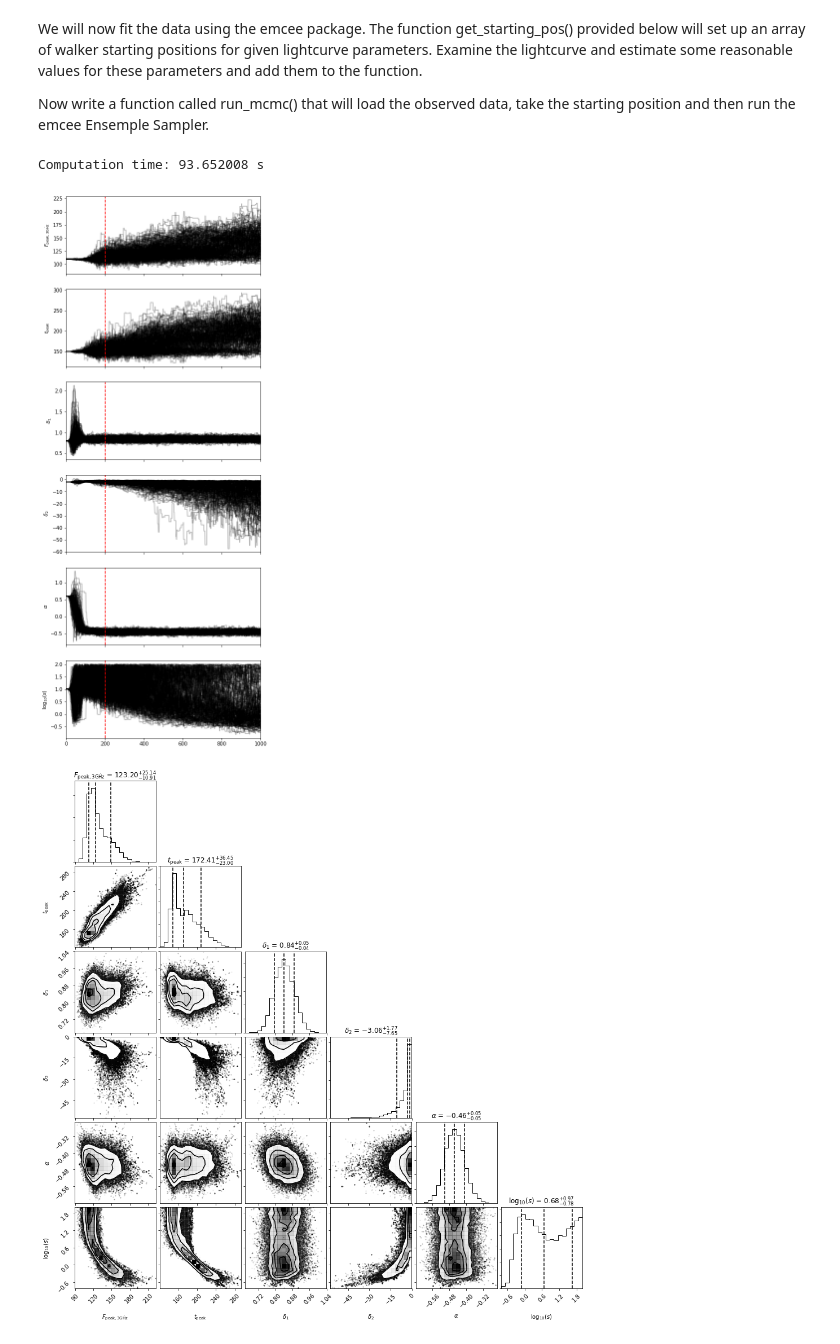
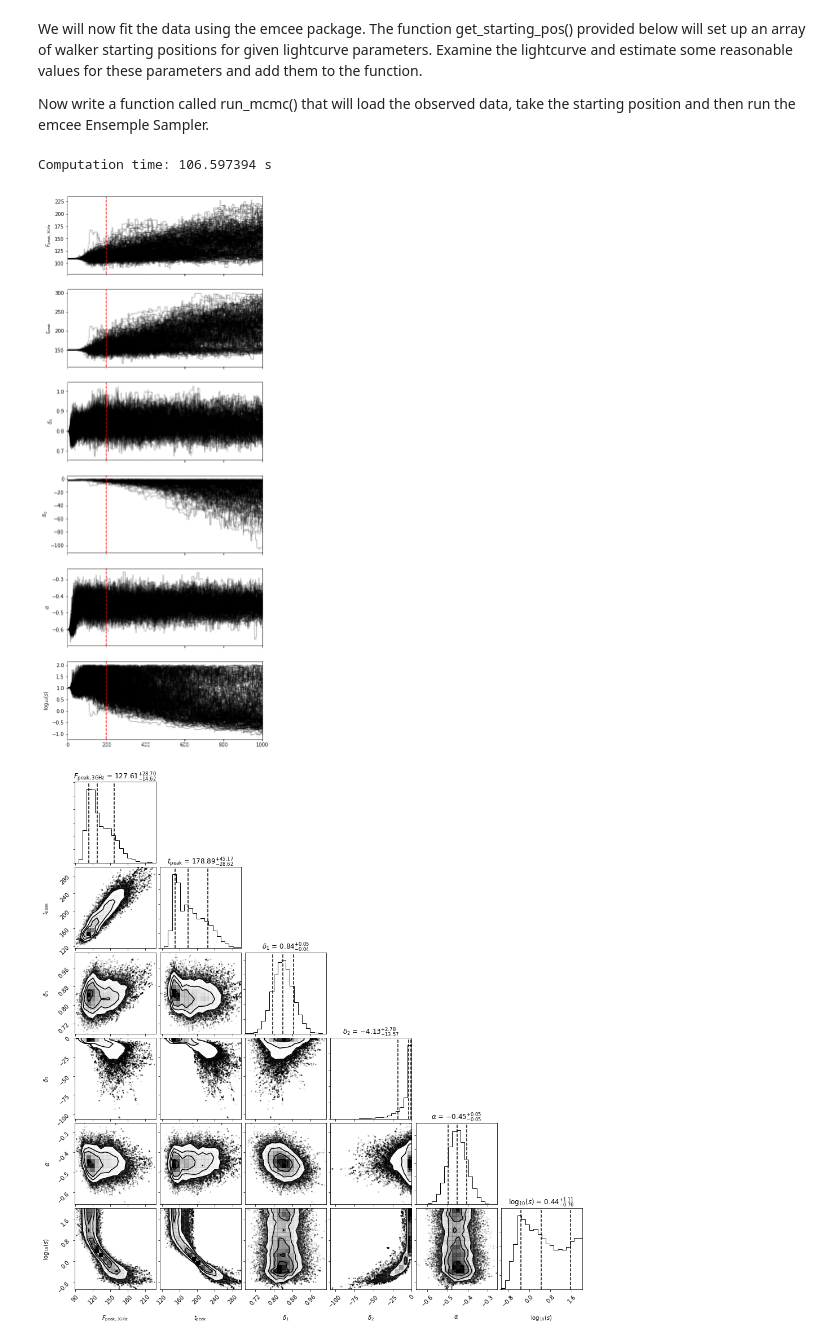
Before and after one commit to ddobie/growth-winter-school-2018, a Jupyter notebook: full_solutions.ipynb, the cells around one changed output. Drawn from its saved outputs; the diff is of its cells as text; code cells hidden in the pictures.

```diff
--- a/full_solutions.ipynb
+++ b/full_solutions.ipynb
@@ -128,6 +129,8 @@ However, when we published the first paper demonstrating evidence of a turnover
 
 First, plot the data up to 200 days post-merger by creating a new table called tdata with the data up to 200 days post-merger and at a frequency less than 9 GHz and using your make_plot() function
 # %%
+data = load_data()
+data = scale_data(data, -0.6,0.05)
 tdata = data[data['delta_t'] < 200]
 tdata = tdata[tdata['frequency'] < 9]
 
@@ -192,7 +195,7 @@ def get_starting_pos(nwalkers, ndim=6):
     t_peak = 150
     delta_1 = 0.8
     delta_2 = -2
-    alpha = 0.6
+    alpha = -0.6
     log_s = 1
 
     pos = [np.asarray([F_peak, t_peak, delta_1, delta_2, alpha, log_s]) + 1e-4*np.random.randn(ndim) for i in range(nwalkers)]
@@ -219,7 +222,7 @@ def run_mcmc(data, niters=1000, nthreads=1, nwalkers=200, ndim=6):
 
 sampler = run_mcmc(tdata)
 # %% [output]
-Computation time: 93.652008 s
+Computation time: 106.597394 s
 # %%
 chain = sampler.chain
 # %%
@@ -242,17 +245,17 @@ chain_cut = 200
 
 make_chain_plot(chain, chain_cut)
 # %% [output]
-[figure, old version]
+[figure, new version]
 # %%
 good_chain = chain[:, chain_cut:, :]
 # %%
 def make_corner_plot(good_chain, savefile='corner.png'):
-    param_names = ['$F_{{\\rm peak}, 3\.{\\rm GHz}}$', '$t_{{\\rm peak}}$','$\\delta_1$','$\\delta_2$', '$\\alpha$', '$\\log_{10}(s)$', 'flux_scale']
-    ndim = chain.shape[2]
+    param_names = ['$F_{{\\rm peak}, 3\.{\\rm GHz}}$', '$t_{{\\rm peak}}$','$\\delta_1$','$\\delta_2$', '$\\alpha$', '$\\log_{10}(s)$']
+    ndim = good_chain.shape[2]
 
     fig = corner.corner(good_chain.reshape((-1, ndim)), labels=param_names, quantiles=[0.16, 0.5, 0.84], show_titles=True)
     plt.savefig(savefile)
 
 make_corner_plot(good_chain)
 # %% [output]
-[figure, old version]
+[figure, new version]
```
Also changed, not shown: parts of 13 cells of this notebook.
